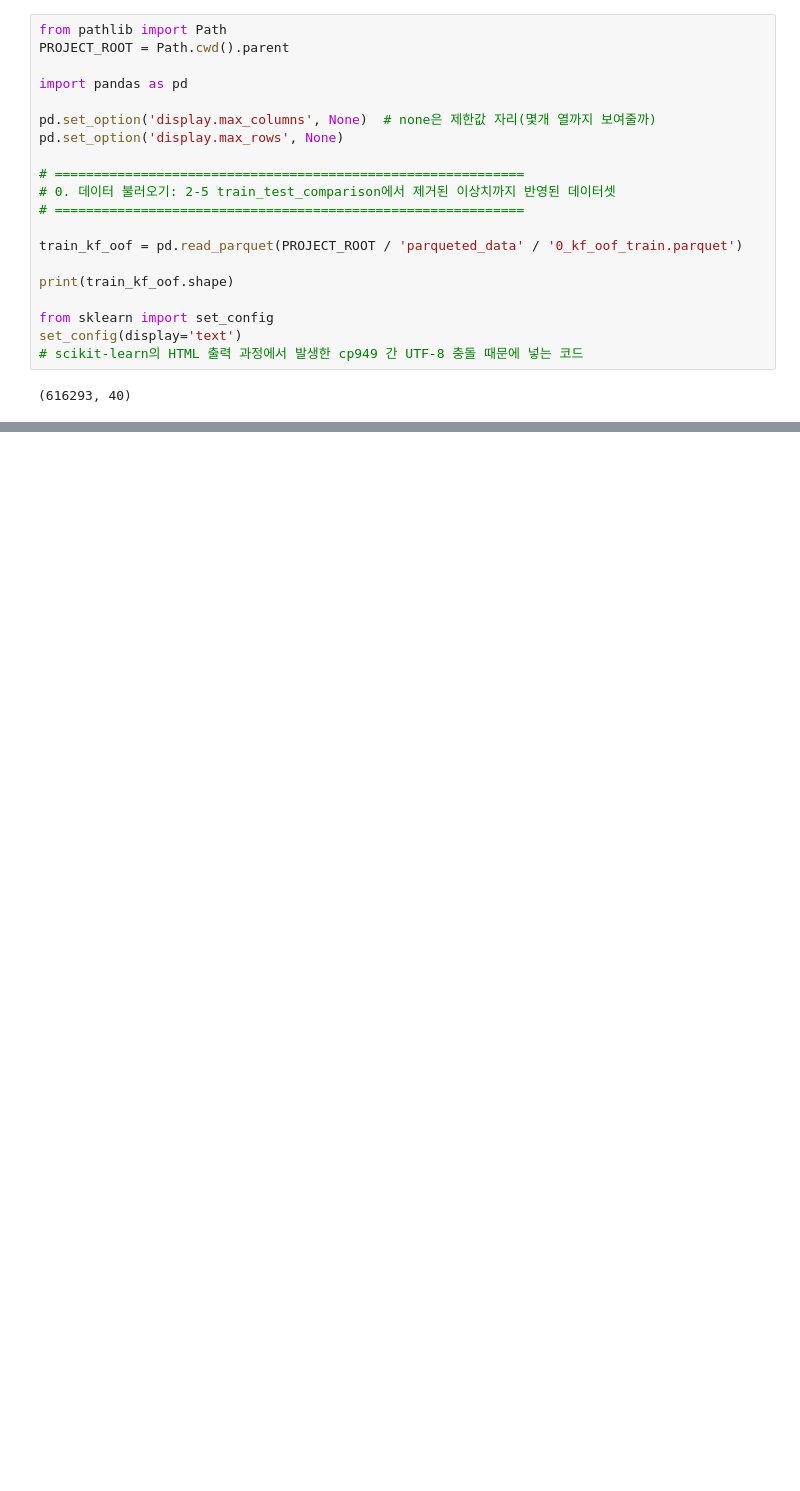
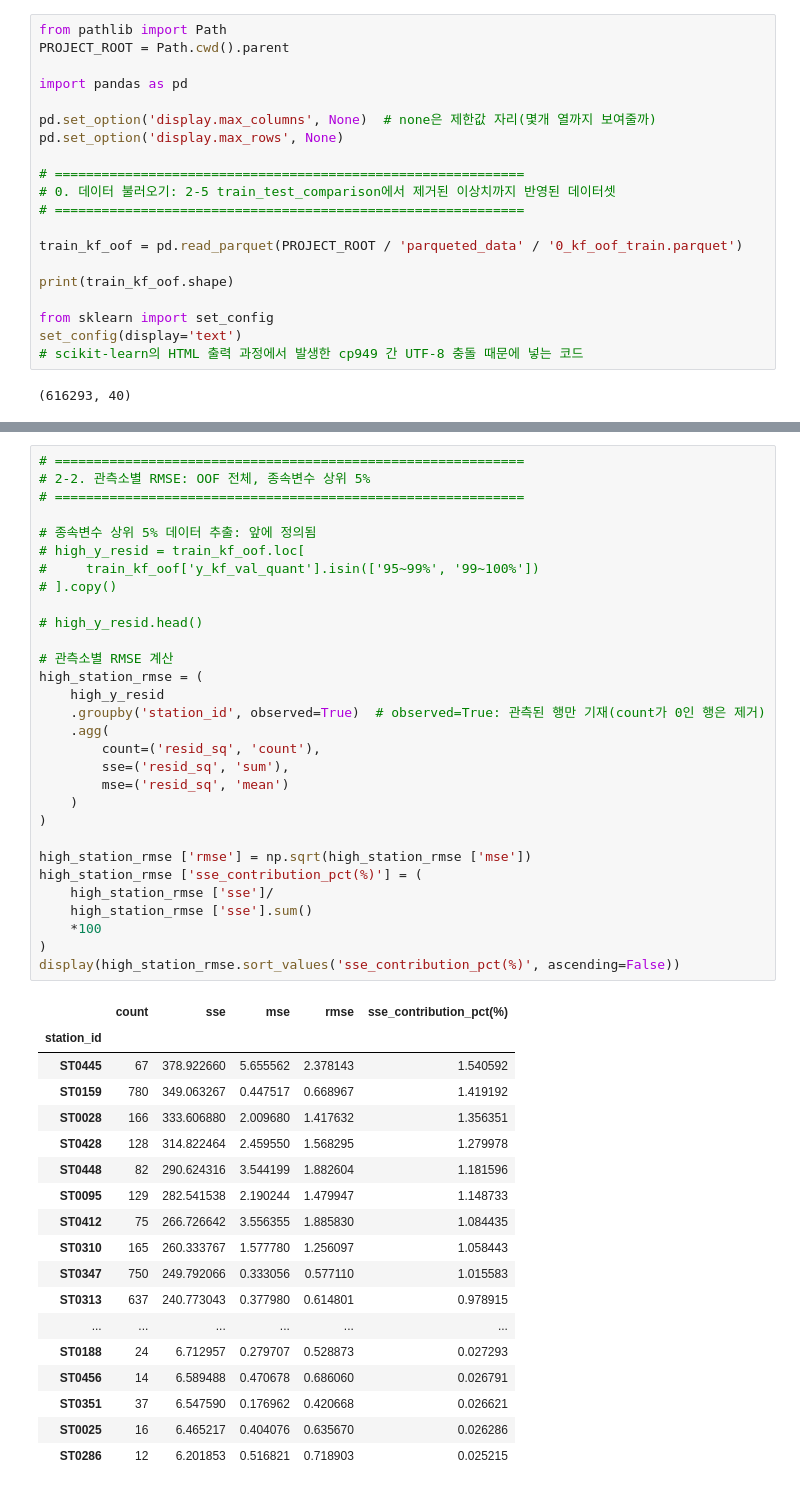
Before and after one commit to soohok402/AI_Data_exhibition, a Jupyter notebook: notebook/5-2_model_enhance_error_analysis.ipynb, the cells around one changed output, grey strips where cells are left out. Saved outputs shown, nothing was run; the diff lists cells and outputs as text; blank space fills up the shorter version.

```diff
--- a/notebook/5-2_model_enhance_error_analysis.ipynb
+++ b/notebook/5-2_model_enhance_error_analysis.ipynb
@@ -159,0 +195,49 @@ Name: count, dtype: int64
+# %%
+# ============================================================
+# 2-2. 관측소별 RMSE: OOF 전체, 종속변수 상위 5%
+# ============================================================
+
+# 종속변수 상위 5% 데이터 추출: 앞에 정의됨
+# high_y_resid = train_kf_oof.loc[
+#     train_kf_oof['y_kf_val_quant'].isin(['95~99%', '99~100%'])
+# ].copy()
+
+# high_y_resid.head()
+
+# 관측소별 RMSE 계산
+high_station_rmse = (
+    high_y_resid
+    .groupby('station_id', observed=True)  # observed=True: 관측된 행만 기재(count가 0인 행은 제거)
+    .agg(
+        count=('resid_sq', 'count'),
+        sse=('resid_sq', 'sum'),
+        mse=('resid_sq', 'mean')
+    )
+)
+
+high_station_rmse ['rmse'] = np.sqrt(high_station_rmse ['mse'])
+high_station_rmse ['sse_contribution_pct(%)'] = (
+    high_station_rmse ['sse']/
+    high_station_rmse ['sse'].sum()
+    *100
+)
+display(high_station_rmse.sort_values('sse_contribution_pct(%)', ascending=False))
+# %% [output]
+|  | count | sse | mse | rmse | sse_contribution_pct(%) |
+| station_id |  |  |  |  |  |
+| ST0445 | 67 | 378.922660 | 5.655562 | 2.378143 | 1.540592 |
+| ST0159 | 780 | 349.063267 | 0.447517 | 0.668967 | 1.419192 |
+| ST0028 | 166 | 333.606880 | 2.009680 | 1.417632 | 1.356351 |
+| ST0428 | 128 | 314.822464 | 2.459550 | 1.568295 | 1.279978 |
+| ST0448 | 82 | 290.624316 | 3.544199 | 1.882604 | 1.181596 |
+| ST0095 | 129 | 282.541538 | 2.190244 | 1.479947 | 1.148733 |
+| ST0412 | 75 | 266.726642 | 3.556355 | 1.885830 | 1.084435 |
+| ST0310 | 165 | 260.333767 | 1.577780 | 1.256097 | 1.058443 |
+| ST0347 | 750 | 249.792066 | 0.333056 | 0.577110 | 1.015583 |
+| ST0313 | 637 | 240.773043 | 0.377980 | 0.614801 | 0.978915 |
+| ... | ... | ... | ... | ... | ... |
+| ST0188 | 24 | 6.712957 | 0.279707 | 0.528873 | 0.027293 |
+| ST0456 | 14 | 6.589488 | 0.470678 | 0.686060 | 0.026791 |
+| ST0351 | 37 | 6.547590 | 0.176962 | 0.420668 | 0.026621 |
+| ST0025 | 16 | 6.465217 | 0.404076 | 0.635670 | 0.026286 |
+| ST0286 | 12 | 6.201853 | 0.516821 | 0.718903 | 0.025215 |
```
Also changed, not shown: parts of 10 cells of this notebook, 9 other files.
